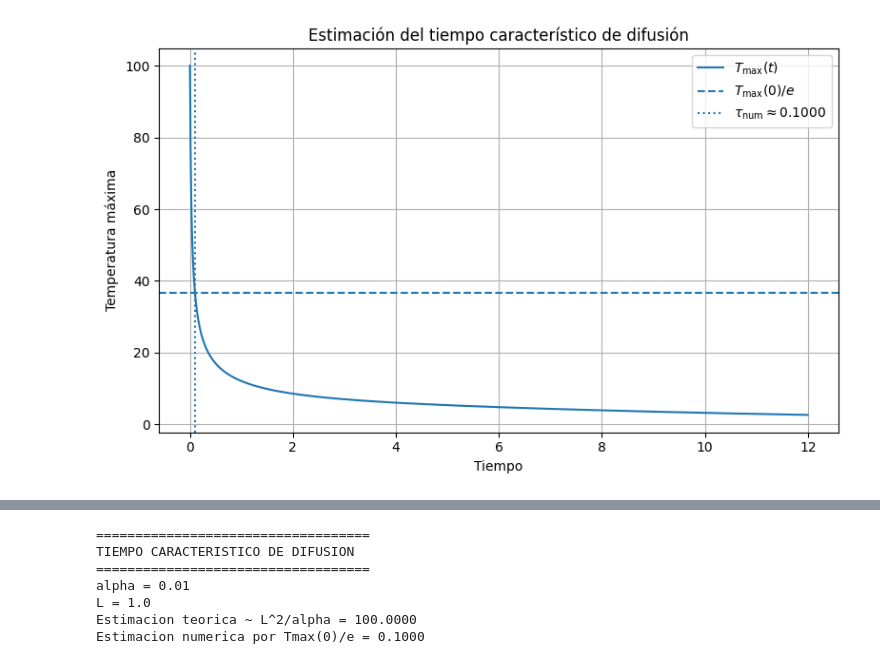
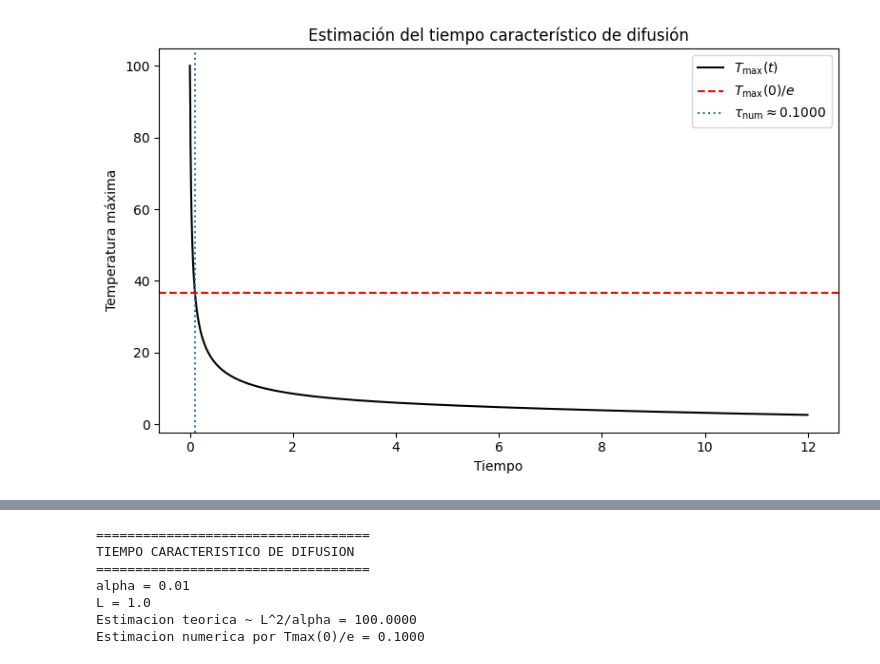
Before and after one commit to asegura4488/FisicaA, a Jupyter notebook: Semana12/Tiempo_Difusion.ipynb, the cells around one changed output, grey strips where cells are left out. Drawn from its saved outputs; the diff is of its cells as text; code cells hidden in the pictures.

```diff
--- a/Semana12/Tiempo_Difusion.ipynb
+++ b/Semana12/Tiempo_Difusion.ipynb
@@ -62,37 +62,36 @@ for step in range(1, 3000):
         break
 
 plt.figure(figsize=(8, 5))
-plt.plot(times, max_temps, label=r'$T_{\max}(t)$')
-plt.axhline(threshold, linestyle='--', label=r'$T_{\max}(0)/e$')
+plt.plot(times, max_temps, color='k' ,label=r'$T_{\max}(t)$')
+plt.axhline(threshold, color='r',linestyle='--', label=r'$T_{\max}(0)/e$')
 
 if tau_num is not None:
     plt.axvline(tau_num, linestyle=':', label=fr'$\tau_{{\mathrm{{num}}}} \approx {tau_num:.4f}$')
 
 plt.xlabel("Tiempo")
 plt.ylabel("Temperatura máxima")
 plt.title("Estimación del tiempo característico de difusión")
-plt.grid(True)
 plt.legend()
 plt.tight_layout()
 plt.savefig("Tiempo_Difusion.pdf", dpi=300, bbox_inches="tight")
 plt.show()
 
 files.download("Tiempo_Difusion.pdf")
 
 tau_teorico = L**2 / alpha
 
 print("===================================")
 print("TIEMPO CARACTERISTICO DE DIFUSION")
 print("===================================")
 print(f"alpha = {alpha}")
 print(f"L = {L}")
 print(f"Estimacion teorica ~ L^2/alpha = {tau_teorico:.4f}")
 if tau_num is not None:
     print(f"Estimacion numerica por Tmax(0)/e = {tau_num:.4f}")
 else:
     print("No se encontro el umbral 1/e dentro del tiempo simulado.")
 # %% [output]
-[figure, old version]
+[figure, new version]
 [interactive output not drawn]
 [interactive output not drawn]
 ===================================
```
